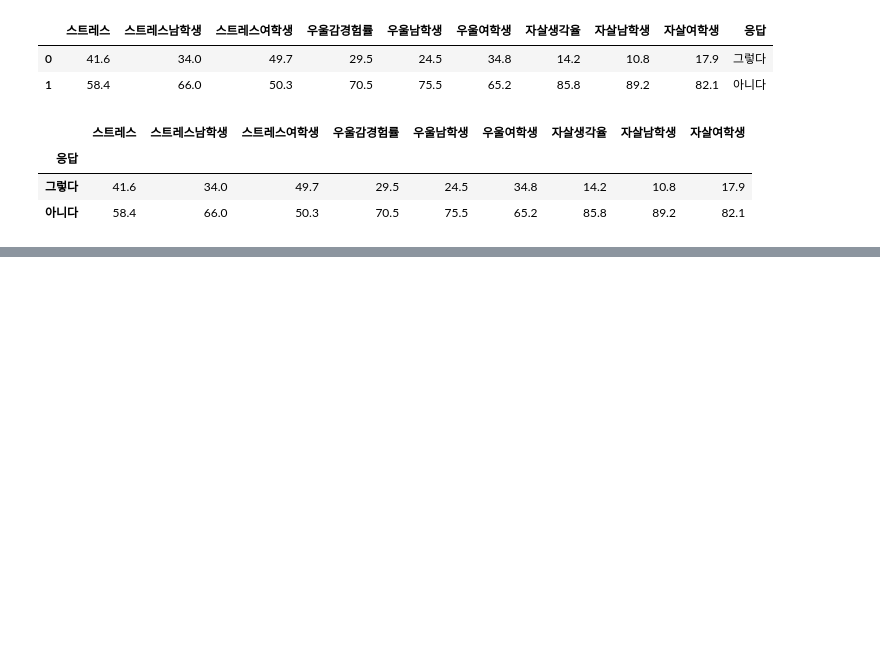
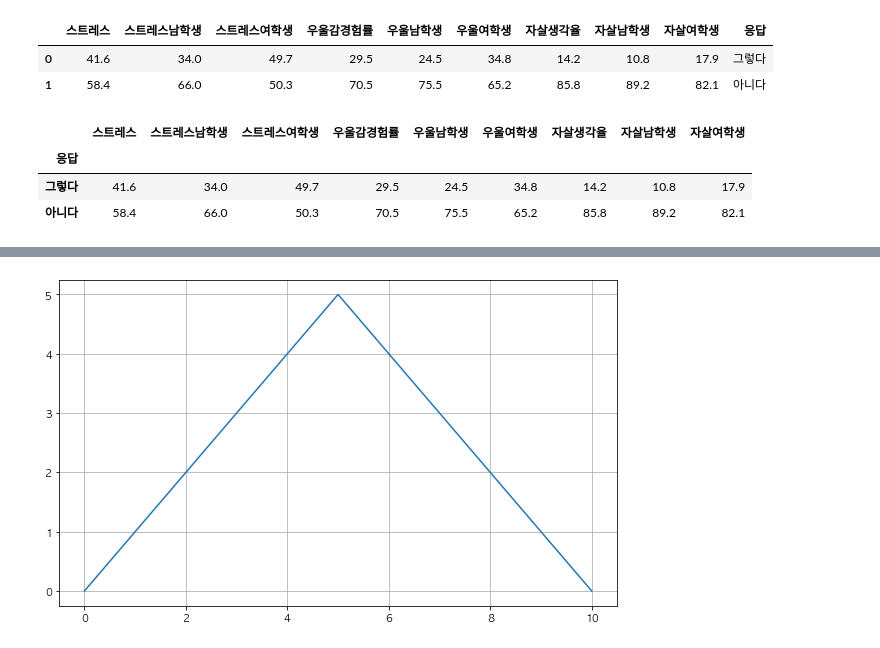
Before and after one commit to mucollabo/anybodyPython, a Jupyter notebook: ch2_teenage_mental.ipynb, the cells around one changed output, grey strips where cells are left out. Cells and saved outputs as stored; diff of their text form; code cells hidden in the pictures; blank space fills up the shorter version.

```diff
--- a/ch2_teenage_mental.ipynb
+++ b/ch2_teenage_mental.ipynb
@@ -295,0 +303,7 @@ raw_data
+# %%
+plt.figure(figsize=(10, 6))
+plt.plot(x, y)
+plt.grid()
+plt.show()
+# %% [output]
+[figure, added]
```
Also changed, not shown: parts of 33 cells of this notebook.
